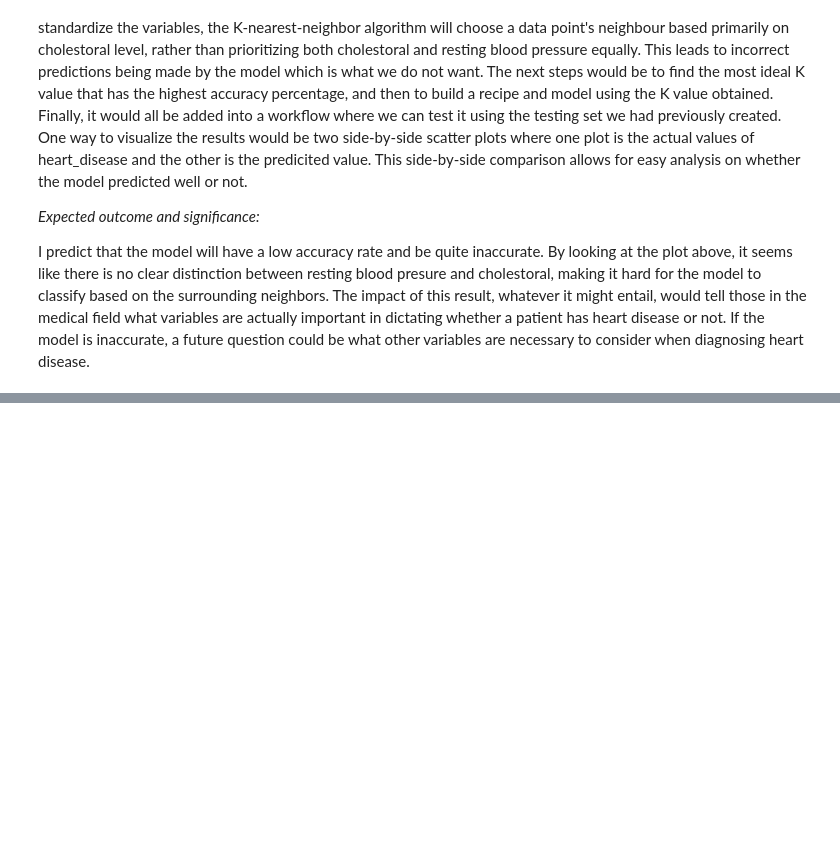
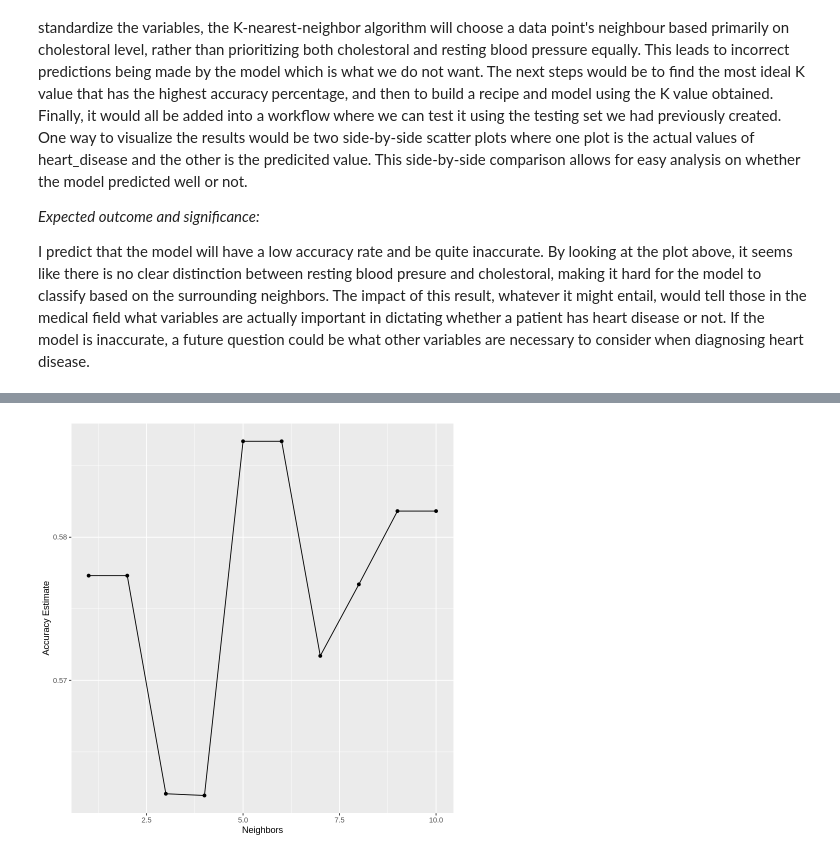
Before and after one commit to Andrewang561/Heart-Disease-Classifier, a Jupyter notebook: DataProject.ipynb, the cells around one changed output, grey strips where cells are left out. Drawn from its saved outputs; the diff is of its cells as text; code cells hidden in the pictures; blank space fills up the shorter version.

Commit message:
Started the data analysis.

```diff
--- a/DataProject.ipynb
+++ b/DataProject.ipynb
@@ -119,0 +105,16 @@ I predict that the model will have a low accuracy rate and be quite inaccurate.
+# %%
+set.seed(573)
+data_recipe <- recipe(heart_disease ~ resting_blood_pressure + cholestoral, data = data_train) |>
+                step_scale(all_predictors()) |>
+                step_center(all_predictors())
+data_vfold <- vfold_cv(data_train, v = 5, strata = heart_disease)
+data_tune <- nearest_neighbor(weight_func = "rectangular", neighbors = tune()) |>
+                set_engine("kknn") |>
+                set_mode("classification")
+neighbors <- tibble(neighbors = seq(from = 1, to = 10, by = 1))
+data_results <- workflow() |>
+                add_recipe(data_recipe) |>
+                add_model(data_tune) |>
+                tune_grid(resamples = data_vfold, grid = neighbors) |>
+                collect_metrics()
+data_results
@@ -119,0 +132,11 @@ I predict that the model will have a low accuracy rate and be quite inaccurate.
+# %%
+accuracy <- data_results |>
+            filter(.metric == "accuracy")
+best_k_plot <- accuracy |>
+                ggplot(aes(x = neighbors, y = mean)) +
+                geom_point() +
+                geom_line() +
+                labs(x = "Neighbors", y = "Accuracy Estimate")
+best_k_plot
+# %% [output]
+[figure, added]
```
Also changed, not shown: parts of 4 cells of this notebook.
